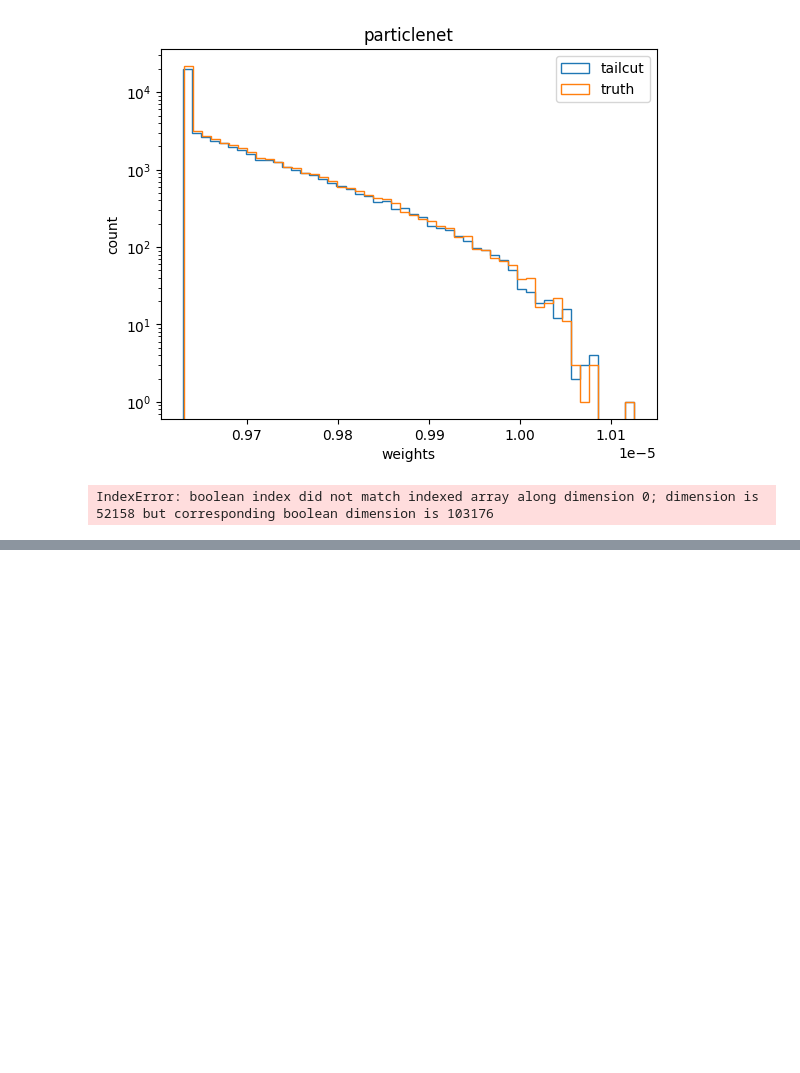
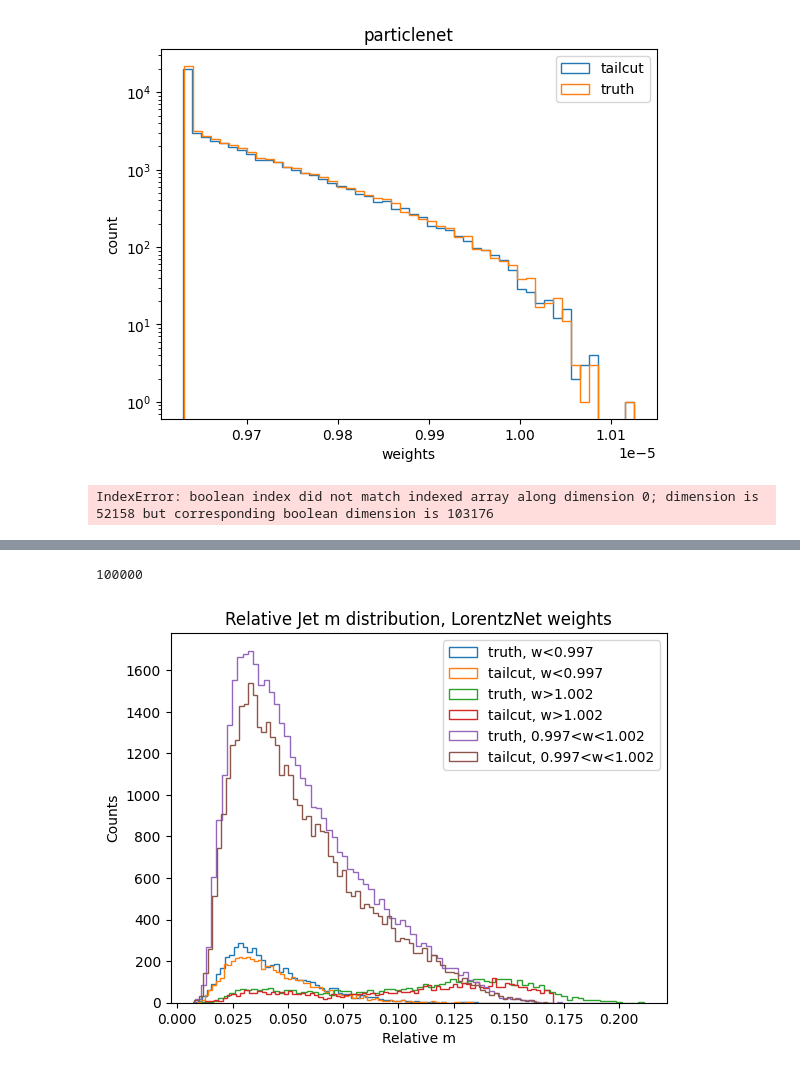
Before and after one commit to heidelberg-hepml/discriminator-metric, a Jupyter notebook: notebooks/plot_weights.ipynb, the cells around one changed output, grey strips where cells are left out. Cells and saved outputs as stored; diff of their text form; code cells hidden in the pictures; blank space fills up the shorter version.

```diff
--- a/notebooks/plot_weights.ipynb
+++ b/notebooks/plot_weights.ipynb
@@ -74,0 +179,47 @@ array([1., 1., 1., ..., 0., 0., 1.], dtype=float32)
+# %%
+s = 'valid'
+exp_name = 'test_cartesian_1'
+best_epoch = 3
+
+data = pd.read_hdf('data/jetnet30_data.h5', f'particle_data_{s}').values.reshape(-1,30,4)
+labels = pd.read_hdf('data/jetnet30_data.h5', f'labels_{s}')['labels'].values
+score = np.load(f'output/{exp_name}/score_{best_epoch}.npy')
+weights = score[:,2]/(1-score[:,2])
+print(len(score))
+
+#labels = f[f'labels_{s}']
+#pt = pt_jets(data)
+m = mjj_jets(data)
+#assert len(data) == len(labels)
+density = False
+figure = plt.figure()
+plt.hist(m[(labels==1) & (weights < 0.997) ], bins=80,
+                histtype='step', label='truth, w<0.997',density=density)
+plt.hist(m[(labels==0) & (weights < 0.997) ], bins=80,
+                histtype='step', label='tailcut, w<0.997',density=density)
+plt.hist(m[(labels==1) & (weights > 1.002) ], bins=80,
+                histtype='step', label='truth, w>1.002',density=density)
+plt.hist(m[(labels==0) & (weights > 1.002) ], bins=80,
+                histtype='step', label='tailcut, w>1.002',density=density)
+plt.hist(m[(labels==1) & (weights < 1.002) & (weights > 0.997) ], bins=80,
+                histtype='step', label='truth, 0.997<w<1.002',density=density)
+
+plt.hist(m[(labels==0) & (weights < 1.002) & (weights > 0.997) ], bins=80,
+                histtype='step', label='tailcut, 0.997<w<1.002',density=density)
+
+
+#plt.hist(m[(labels==1) & (weights < 0.997) ], bins=100,
+ #               histtype='step', label='label 1, w<0.997',density=True)
+#plt.hist(m[labels==1], bins=100,
+ #               histtype='step', label='label 1', density=True)
+plt.legend()
+plt.xlabel('Relative m')
+if density:
+    plt.ylabel('Normalized counts')
+else:
+    plt.ylabel('Counts')
+plt.title(f'Relative Jet m distribution, LorentzNet weights')
+plt.show()
+# %% [output]
+100000
+[figure, added]
```
Also changed, not shown: parts of 6 cells of this notebook, 6 other files.
